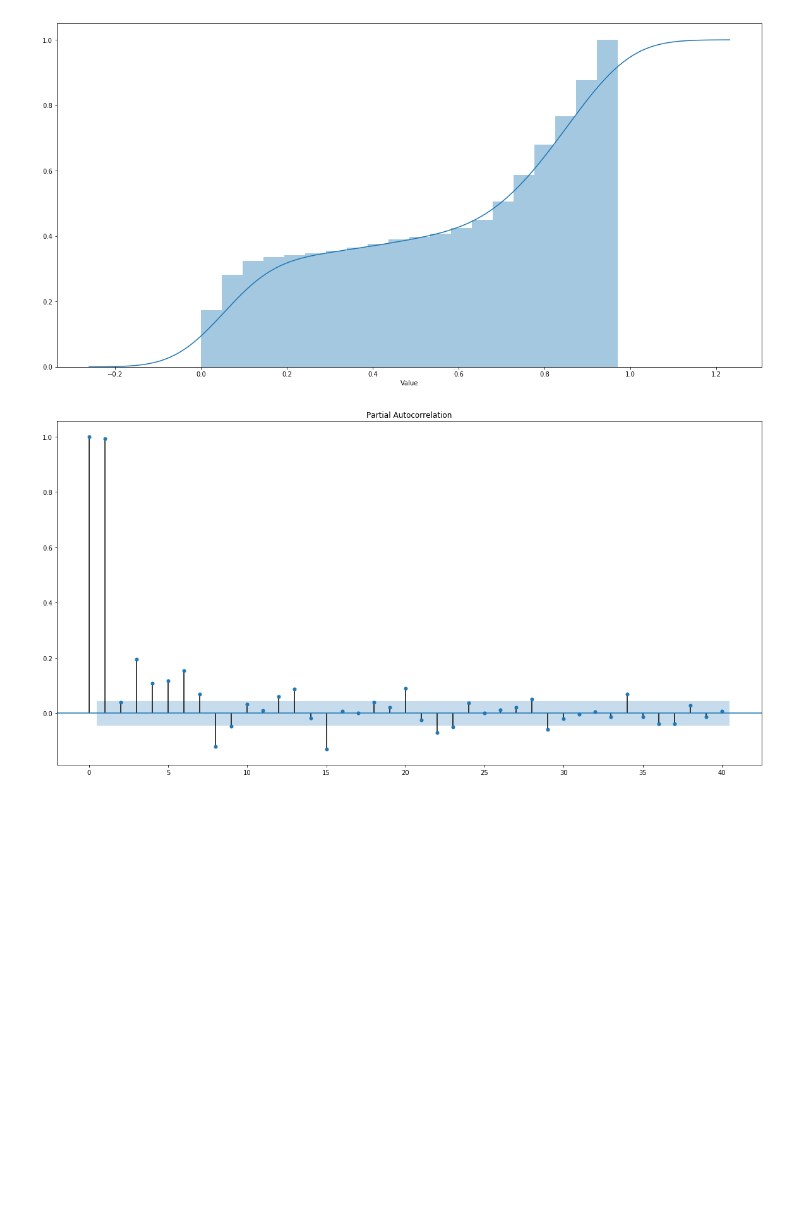
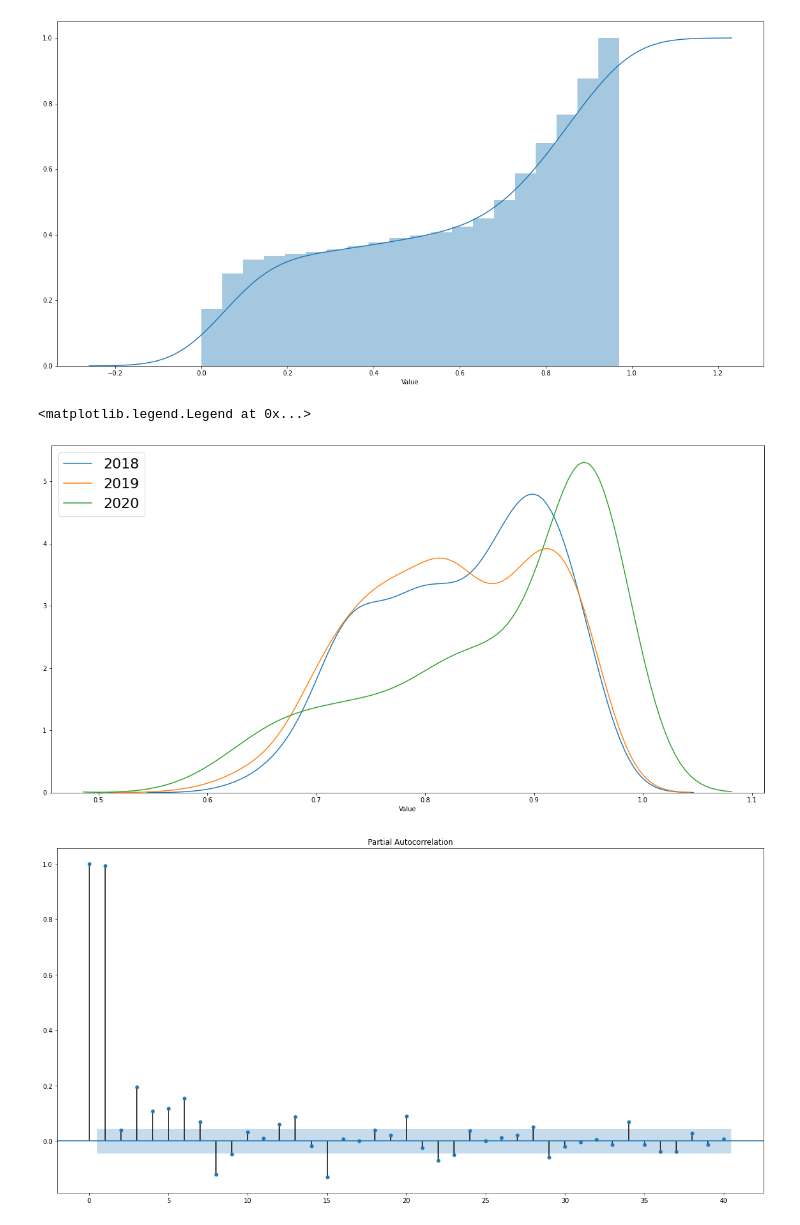
Before and after one commit to HektorLin/Etherscan_visualization, a Jupyter notebook: Etherscan_Visualization.ipynb, the cells around one changed output. Cells and saved outputs as stored; diff of their text form; code cells hidden in the pictures; blank space fills up the shorter version.

```diff
--- a/Etherscan_Visualization.ipynb
+++ b/Etherscan_Visualization.ipynb
@@ -82,6 +78,16 @@ fig, ax = plt.subplots(figsize=(20,10))
 ax = sns.distplot(df["Value"], hist_kws={'cumulative': True}, kde_kws={'cumulative': True},bins=20)
 # %% [output]
 [figure]
+# %%
+# ECDF by years
+fig, ax = plt.subplots(figsize=(20,10))
+for year in df.loc[df["Year"]>2017,"Year"].unique():
+  sns.distplot(df.loc[df["Year"]==year,"Value"], hist=False, label = year)
+  #legend_list.append(str(year))
+ax.legend(loc='upper left', fontsize=22)
+# %% [output]
+<matplotlib.legend.Legend at 0x...>
+[figure, added]
 # %%
 # partial auto correlation at daily
 from statsmodels.graphics.tsaplots import plot_pacf
```
Also changed, not shown: parts of 13 cells of this notebook.
